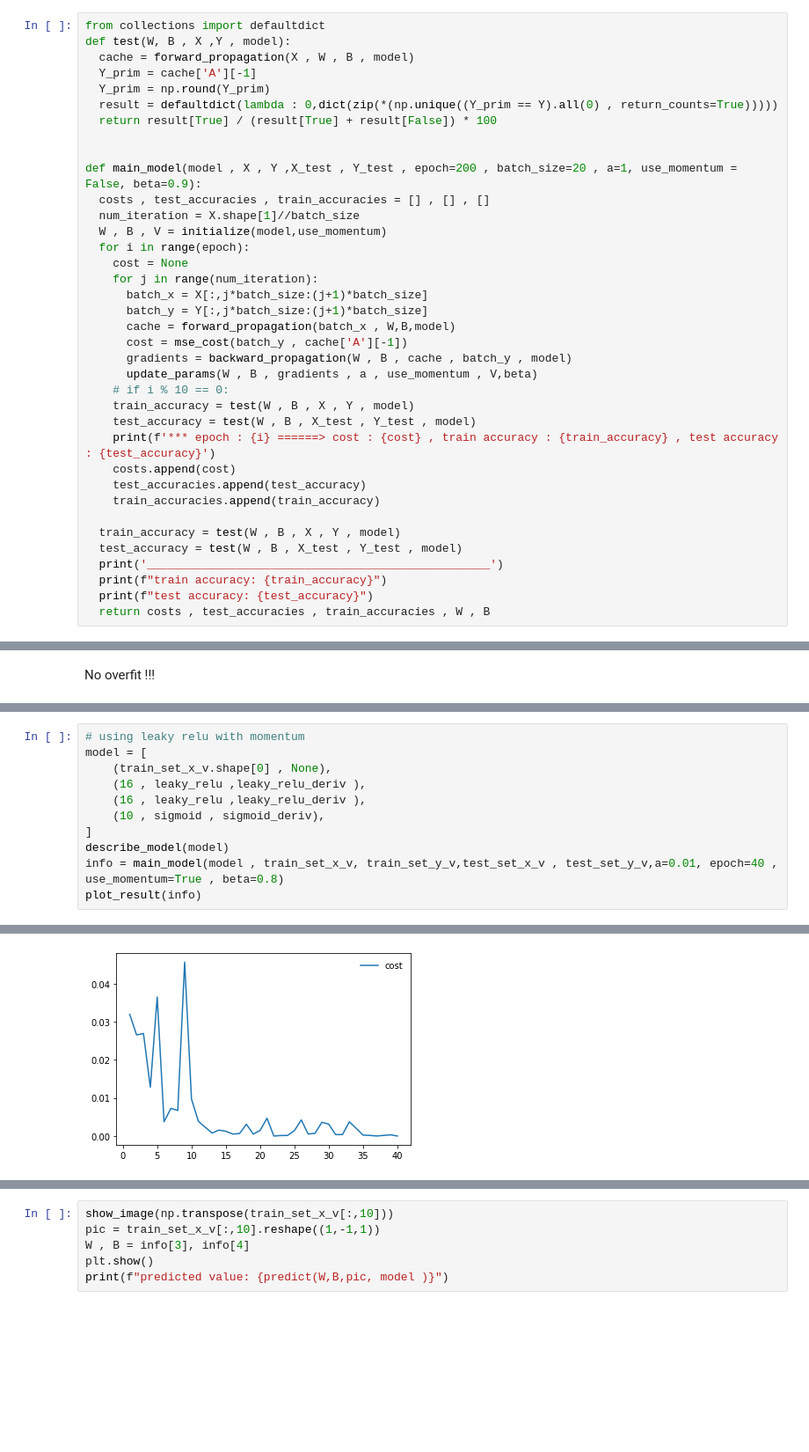
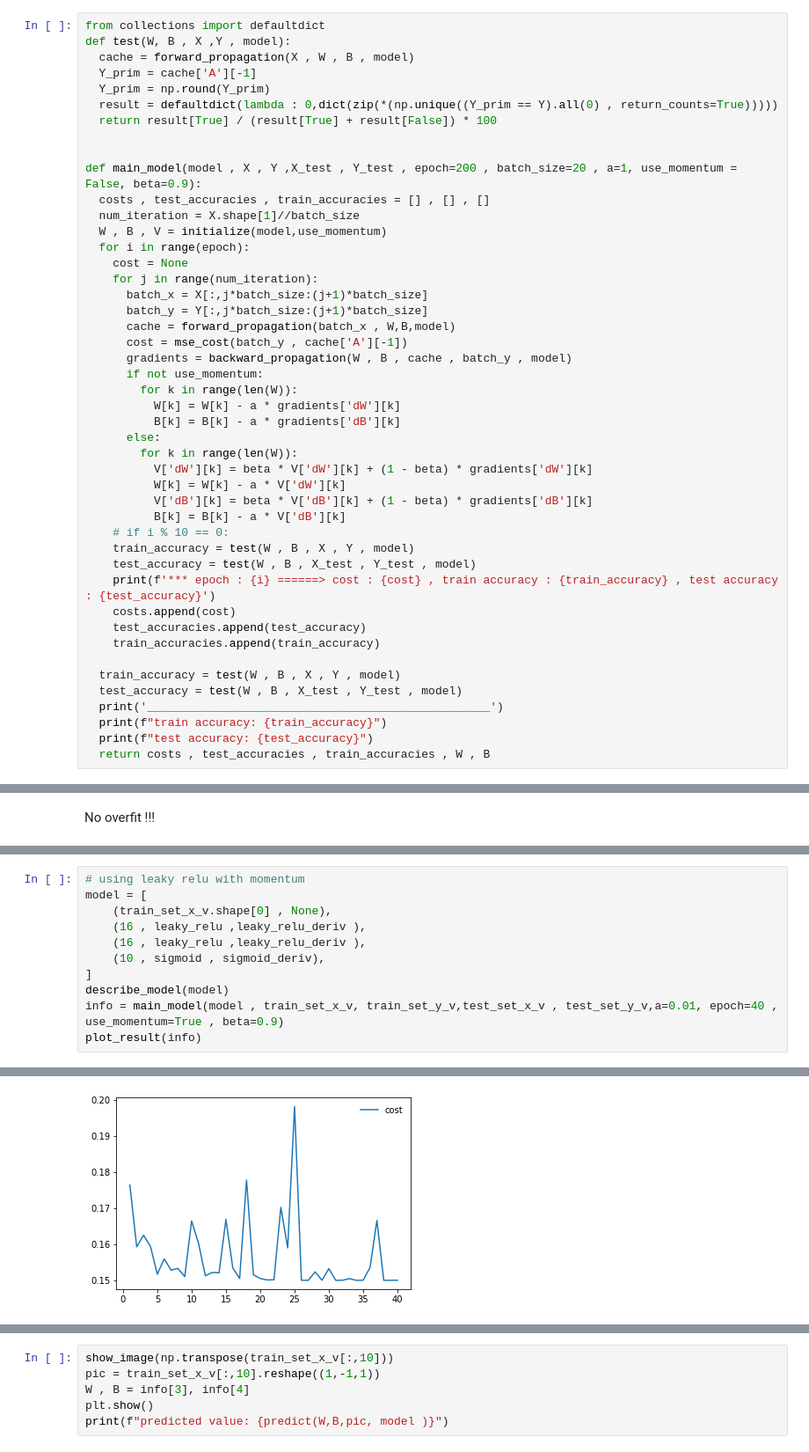
Before and after one commit to AlirezaAK2000/digit_recognizer, a Jupyter notebook: AI_First_Project.ipynb, the cells around one changed output, grey strips where cells are left out. Shown: that part at 88% size. Cells and saved outputs as stored; diff of their text form; blank space fills up the shorter version.

```diff
--- a/AI_First_Project.ipynb
+++ b/AI_First_Project.ipynb
@@ -292,7 +281,16 @@ def main_model(model , X , Y ,X_test , Y_test , epoch=200 , batch_size=20 , a=1,
       cache = forward_propagation(batch_x , W,B,model)
       cost = mse_cost(batch_y , cache['A'][-1])
       gradients = backward_propagation(W , B , cache , batch_y , model)
-      update_params(W , B , gradients , a , use_momentum , V,beta)
+      if not use_momentum:
+        for k in range(len(W)):
+          W[k] = W[k] - a * gradients['dW'][k]
+          B[k] = B[k] - a * gradients['dB'][k]
+      else:
+        for k in range(len(W)):
+          V['dW'][k] = beta * V['dW'][k] + (1 - beta) * gradients['dW'][k]
+          W[k] = W[k] - a * V['dW'][k]
+          V['dB'][k] = beta * V['dB'][k] + (1 - beta) * gradients['dB'][k]
+          B[k] = B[k] - a * V['dB'][k]
     # if i % 10 == 0:
     train_accuracy = test(W , B , X , Y , model)
     test_accuracy = test(W , B , X_test , Y_test , model)
@@ -516,7 +514,7 @@ model = [
     (10 , sigmoid , sigmoid_deriv),
 ]
 describe_model(model)
-info = main_model(model , train_set_x_v, train_set_y_v,test_set_x_v , test_set_y_v,a=0.01, epoch=40 , use_momentum=True , beta=0.8)
+info = main_model(model , train_set_x_v, train_set_y_v,test_set_x_v , test_set_y_v,a=0.01, epoch=40 , use_momentum=True , beta=0.9)
 plot_result(info)
 # %% [output]
 input layer : 784
@@ -539 +537 @@ test accuracy: 92.61
-[figure, old version]
+[figure, new version]
```
Also changed, not shown: parts of 13 cells of this notebook.
